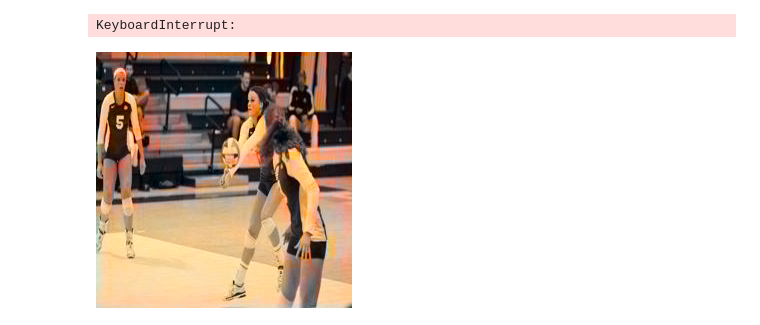
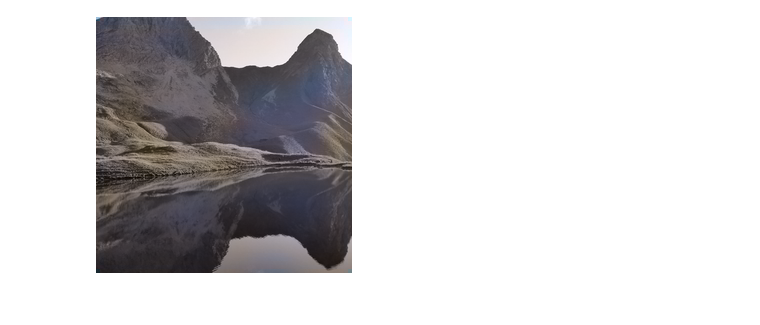
Before and after one commit to laphon/image_colorization, a Jupyter notebook: image_color_.ipynb, the cells around one changed output. Saved outputs shown, nothing was run; the diff lists cells and outputs as text; code cells hidden in the pictures.

Commit message:
train on LHQ256

```diff
--- a/image_color_.ipynb
+++ b/image_color_.ipynb
@@ -132,3 +172,14 @@ class ColorNetResnet18(nn.Module):
 # %%
+models = {
+    "decoder": Decoder,
+    "resnet18": ColorNetResnet18
+}
+extractors = {
+    "resnet152": ExtractorResnet152
+}
+model_name = "decoder"
 extractor = ExtractorResnet152()
-model = ColorNetResnet18(mid_input_size=extractor(torch.zeros((1, 1, 256, 256))).shape[1])
+model = models[model_name](mid_input_size=extractor(torch.zeros((1, 1, 256, 256))).shape[1])
+# model.load_state_dict(torch.load('models/auto_color.pth'))
+extractor.to(device)
+model.to(device)
@@ -142,3 +211,4 @@ def get_datasets(dataset_path):
     train_size = int(0.8 * len(dataset))
     test_size = len(dataset) - train_size
     return torch.utils.data.random_split(dataset, [train_size, test_size])
+lhq256_train, lhq256_test = get_datasets("LHQ256")
@@ -147,5 +215,6 @@ places365_train, places365_test = get_datasets("data_256_extra")
 # %%
-checkpoint_path = 'models/auto_color.pth'
+time = str(datetime.datetime.now()).replace('.', ':').replace(' ', '_')
+checkpoint_path = f'models/{model_name}_{time}.pth'
 
 def train(model, extractor, train_dataset, plot_name, num_batches=10, batch_size=16, epochs=100, lr=0.1, decay=1e-10):
   model.to(device)
@@ -171,7 +240,7 @@ def train(model, extractor, train_dataset, plot_name, num_batches=10, batch_size
         # backpropagate and step
         optimizer.zero_grad()
         global_features = extractor(gray_inputs).to(device)
-        ab_outputs = model(gray_inputs, global_features).to(device)
+        ab_outputs = model(global_features).to(device)
         loss = criterion(ab_outputs, ab_inputs)
         loss.backward()
         optimizer.step()
@@ -207,22 +276,19 @@ def train(model, extractor, train_dataset, plot_name, num_batches=10, batch_size
         plt.savefig(plot_name)
         plt.close('all')
 # %%
-train(model, extractor, places365_train, num_batches=1, batch_size=1, epochs=5000, lr=0.01, plot_name=f"losses.png")
+train(model, extractor, lhq256_train, num_batches=1, batch_size=16, epochs=1000, lr=0.01, plot_name=f"plots/losses_{time}.png")
-# %% [output]
-KeyboardInterrupt:
 # %%
 # try predict colors
-dataset = places365_test
+dataset = lhq256_test
 batch_idx = random.choices(range(len(dataset)), k=1)
 test_images = [preprocess(dataset[n][0]) for n in batch_idx]
 gray_inputs = torch.stack([im[0] for im in test_images]).to(device)
 ab_inputs = torch.stack([im[1] for im in test_images]).to(device)
 l_inputs = torch.stack([im[2] for im in test_images]).to(device)
-global_features = extractor(gray_inputs).to(device)
-ab_outputs = model(gray_inputs, global_features)
+global_features = extractor(gray_inputs)
+ab_outputs = model(global_features)
 rgb_inputs = torch.stack([dataset[n][0] for n in batch_idx])
 rgb_outputs = torch.stack([combinelab2rgb(l_inputs[i][0], ab_outputs[i][0], ab_outputs[i][1]) for i in range(len(ab_outputs))])
-
 T.ToPILImage()(rgb_outputs[0])
 # %% [output]
-[figure, old version]
+[figure, new version]
```
Also changed, not shown: parts of 8 cells of this notebook, 5 other files.
